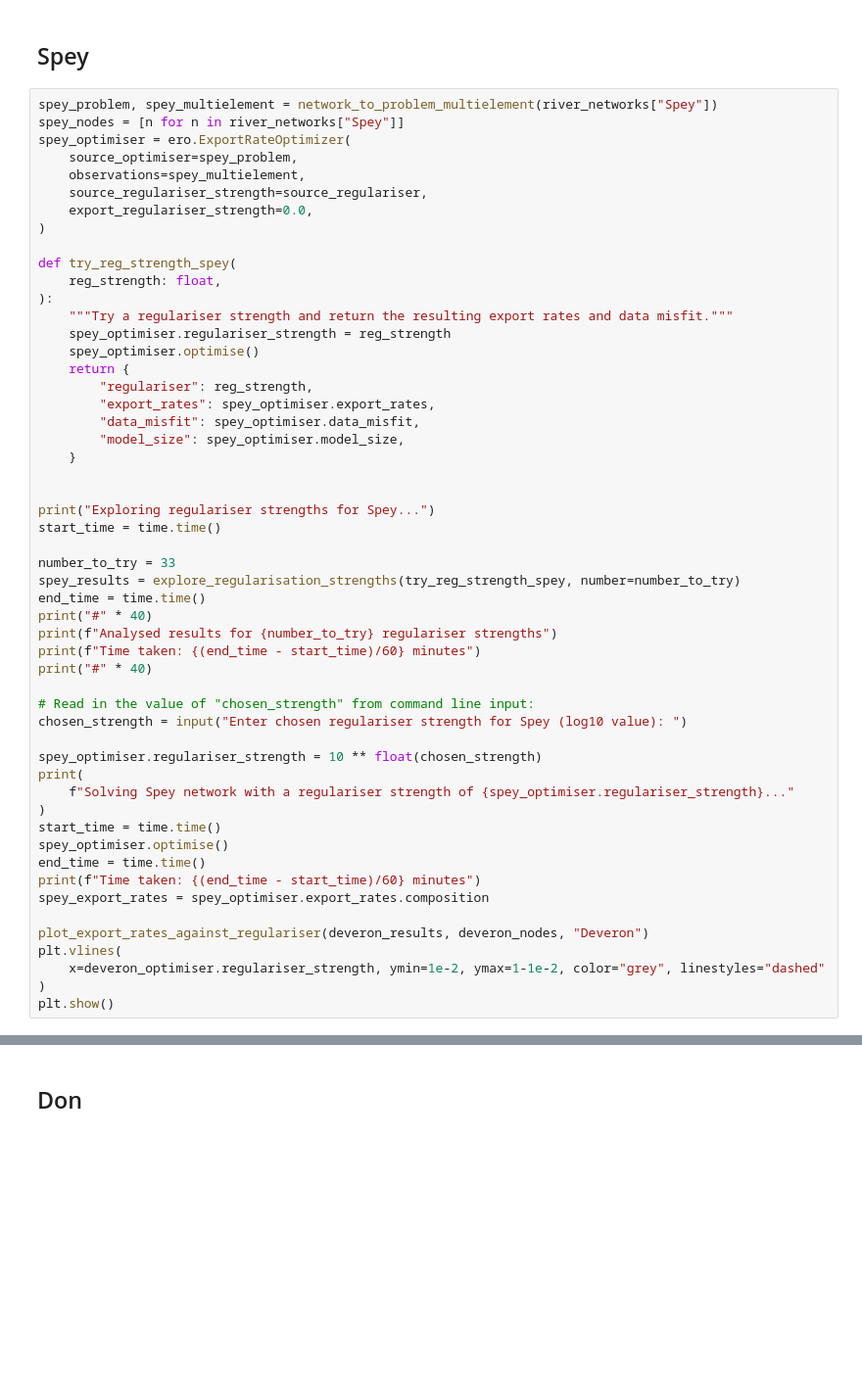
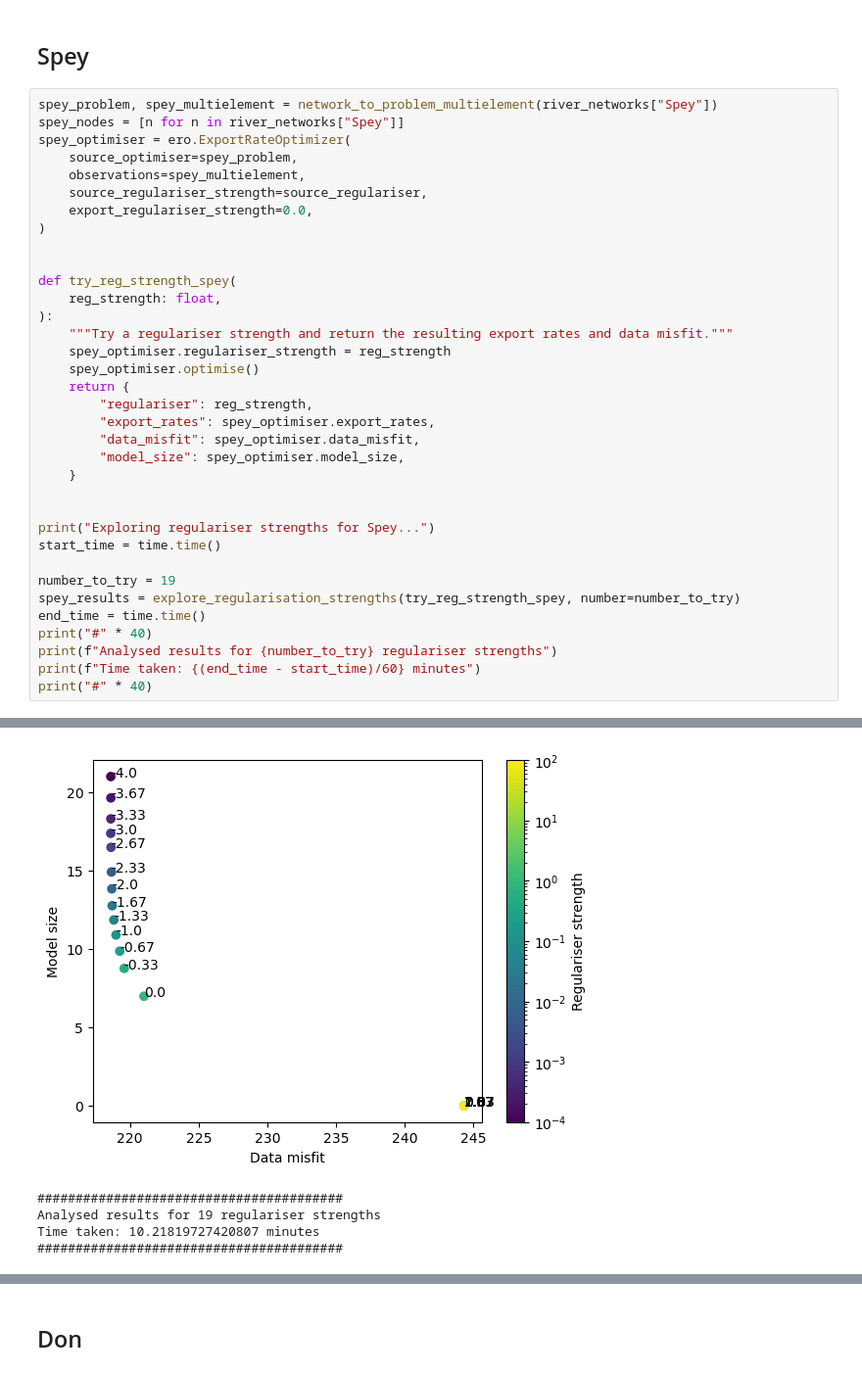
Before and after one commit to r-barnes/faster-unmixer, a Jupyter notebook: cg_export_rates.ipynb, the cells around one changed output, grey strips where cells are left out. Shown at 98% size. Saved outputs shown, nothing was run; the diff lists cells and outputs as text; blank space fills up the shorter version.

```diff
--- a/cg_export_rates.ipynb
+++ b/cg_export_rates.ipynb
@@ -192,6 +269,7 @@ spey_optimiser = ero.ExportRateOptimizer(
     source_regulariser_strength=source_regulariser,
     export_regulariser_strength=0.0,
 )
+
 
 def try_reg_strength_spey(
     reg_strength: float,
@@ -210,29 +288,11 @@ def try_reg_strength_spey(
 print("Exploring regulariser strengths for Spey...")
 start_time = time.time()
 
-number_to_try = 33
+number_to_try = 19
 spey_results = explore_regularisation_strengths(try_reg_strength_spey, number=number_to_try)
 end_time = time.time()
 print("#" * 40)
 print(f"Analysed results for {number_to_try} regulariser strengths")
 print(f"Time taken: {(end_time - start_time)/60} minutes")
 print("#" * 40)
-
-# Read in the value of "chosen_strength" from command line input:
-chosen_strength = input("Enter chosen regulariser strength for Spey (log10 value): ")
-
-spey_optimiser.regulariser_strength = 10 ** float(chosen_strength)
-print(
-    f"Solving Spey network with a regulariser strength of {spey_optimiser.regulariser_strength}..."
-)
-start_time = time.time()
-spey_optimiser.optimise()
-end_time = time.time()
-print(f"Time taken: {(end_time - start_time)/60} minutes")
-spey_export_rates = spey_optimiser.export_rates.composition
-
-plot_export_rates_against_regulariser(deveron_results, deveron_nodes, "Deveron")
-plt.vlines(
-    x=deveron_optimiser.regulariser_strength, ymin=1e-2, ymax=1-1e-2, color="grey", linestyles="dashed"
-)
-plt.show()
+# %% [output]
@@ -238,0 +385,5 @@ plt.show()
+[figure, added]
+########################################
+Analysed results for 19 regulariser strengths
+Time taken: 10.21819727420807 minutes
+########################################
```
Also changed, not shown: parts of 33 cells of this notebook, 1 other file.
